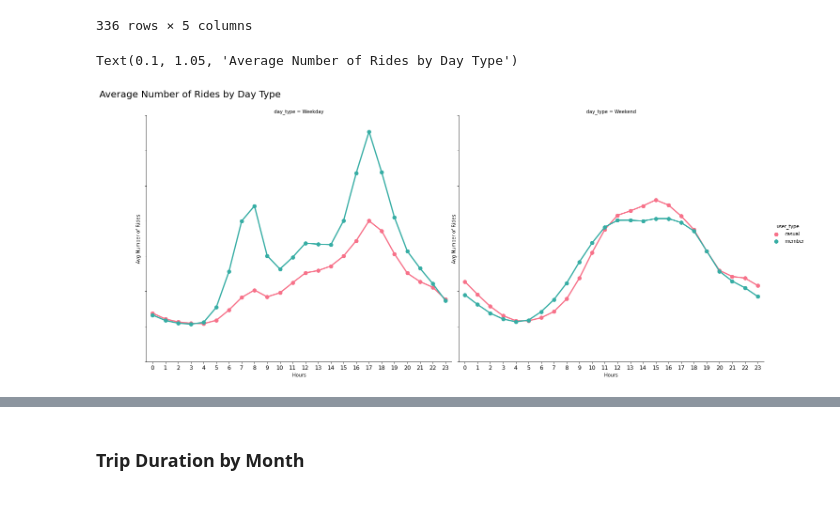
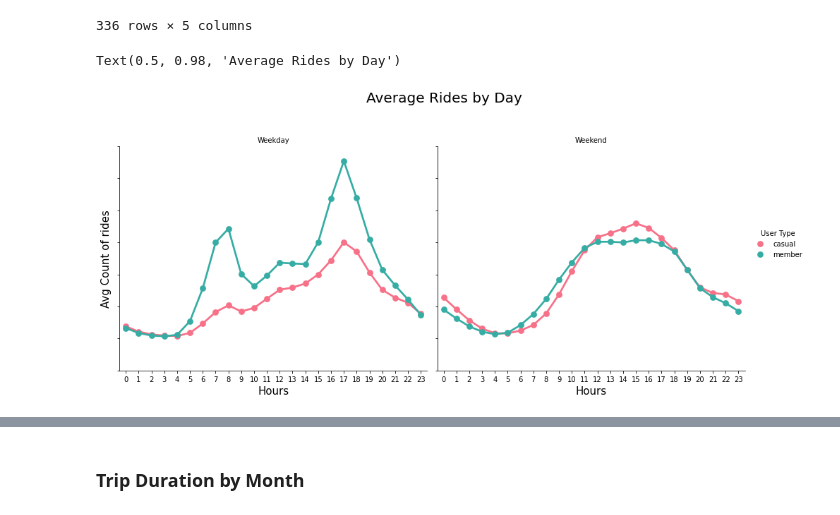
Before and after one commit to FedeDipa91/pbix, a Jupyter notebook: BikeSharing/BikeSharing_cd_analysis.ipynb, the cells around one changed output, grey strips where cells are left out. Drawn from its saved outputs; the diff is of its cells as text; code cells hidden in the pictures.

```diff
--- a/BikeSharing/BikeSharing_cd_analysis.ipynb
+++ b/BikeSharing/BikeSharing_cd_analysis.ipynb
@@ -142,9 +145,11 @@ days
 order = ['Monday', 'Tuesday', 'Wednesday', 'Thursday', 'Friday', 'Saturday', 'Sunday']
 x = sns.catplot(data=days, kind='point', x='start_weekday', y='count', hue='user_type', ci = None,
                 order = order, height=6, aspect=1.8, alpha=0.9, palette='husl')
-x.set(xlabel='Day of the Week', ylabel='Avg number of rides')
-x.set_xticklabels(rotation=30, ha='center', fontsize=10)
+
+x.set_axis_labels('Day of the Week', 'Avg Count of rides', fontsize=15).set_titles('{col_name}')
+x.fig.subplots_adjust(top=0.9)
+x._legend.set_title('User Type')
+x.set_xticklabels(rotation=30, ha='center', fontsize=12)
 x.set_yticklabels(fontsize=12)
-x.set_titles(fontsize=14)
-x.fig.suptitle("Average Trip by Day and User Type", fontsize=16, x=0.1, y=1.05)
+x.fig.suptitle("Average Rides by Day", fontsize=20) #x=0.1, y=1.05)
 # %% [output]
@@ -214,12 +219,13 @@ hours
 # %%
 # Calculate the average trip count for each user type and started hour separately for weekdays and weekends.
 h = sns.catplot(data=hours, kind='point', x='started_hour', y='count', hue='user_type',col='day_type', ci= None,
-                height=8, aspect=1.2, alpha=0.9, palette='husl')
-h.set(xlabel='Hours', ylabel='Avg Number of Rides')
-h.set_xticklabels(ha='center', fontsize=12)
+                height=6, aspect=1.1, alpha=0.9, palette='husl')
+h.set_axis_labels('Hours', 'Avg Count of rides', fontsize=15).set_titles('{col_name}')
+h.fig.subplots_adjust(top=0.8)
+h._legend.set_title('User Type')
+h.set_xticklabels(rotation=0, ha='center', fontsize=10)
 h.set_yticklabels(fontsize=12)
-h.set_titles(fontsize=14)
-h.fig.suptitle("Average Number of Rides by Day Type", fontsize=20, x=0.1, y=1.05)
+h.fig.suptitle("Average Rides by Day", fontsize=20) #x=0.1, y=1.05)
 # %% [output]
-Text(0.1, 1.05, 'Average Number of Rides by Day Type')
+Text(0.5, 0.98, 'Average Rides by Day')
-[figure, old version]
+[figure, new version]
```
Also changed, not shown: parts of 38 cells of this notebook.
